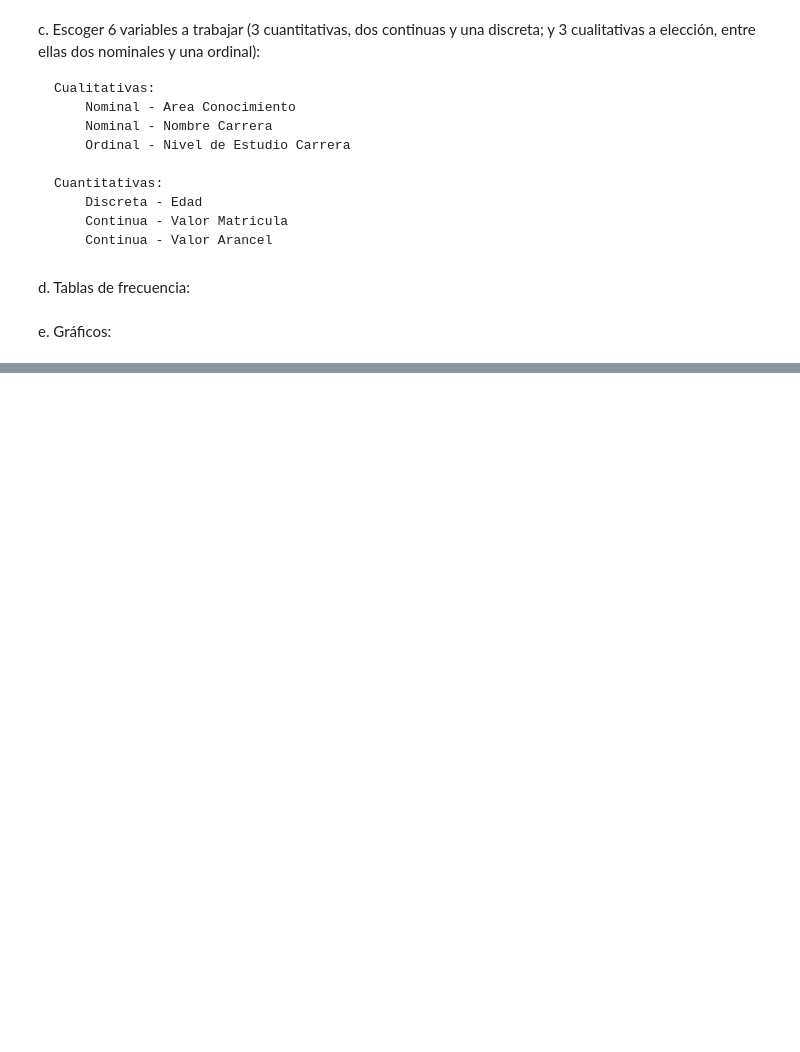
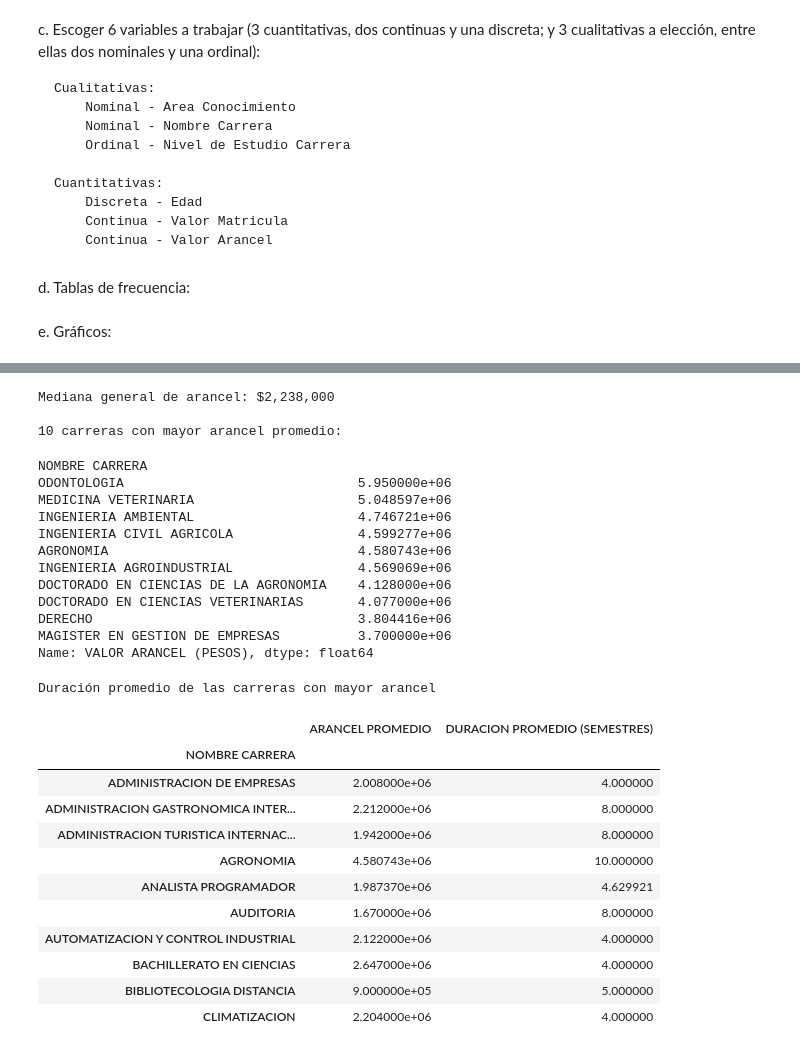
Before and after one commit to sm0k-dev/Pandas-Duoc, a Jupyter notebook: semestral/semestral.ipynb, the cells around one changed output, grey strips where cells are left out. Drawn from its saved outputs; the diff is of its cells as text; code cells hidden in the pictures; blank space fills up the shorter version.

```diff
--- a/semestral/semestral.ipynb
+++ b/semestral/semestral.ipynb
@@ -151,0 +729,57 @@ g. Percentiles (solo cuantitativa)
+# %%
+# Calcular el arancel promedio por carrera
+arancel_carrera = (
+    df_semestral_bd.groupby('NOMBRE CARRERA')['VALOR ARANCEL (PESOS)']
+    .mean()
+    .sort_values(ascending=False)
+)
+
+# Mediana general de los aranceles
+mediana_general = df_semestral_bd['VALOR ARANCEL (PESOS)'].median()
+
+print(f"Mediana general de arancel: ${mediana_general:,.0f}")
+print("\n10 carreras con mayor arancel promedio:")
+display(arancel_carrera.head(10))
+
+# Obtener duración promedio de las carreras con mayor arancel
+duracion_carrera = (
+    df_semestral_bd.groupby('NOMBRE CARRERA')['DURACION TOTAL CARRERA (SEMESTRES)']
+    .mean()
+)
+
+analisis_carreras = pd.DataFrame({
+    'ARANCEL PROMEDIO': arancel_carrera,
+    'DURACION PROMEDIO (SEMESTRES)': duracion_carrera
+})
+
+print("Duración promedio de las carreras con mayor arancel")
+display(analisis_carreras.head(10))
+# %% [output]
+Mediana general de arancel: $2,238,000
+
+10 carreras con mayor arancel promedio:
+NOMBRE CARRERA
+ODONTOLOGIA                              5.950000e+06
+MEDICINA VETERINARIA                     5.048597e+06
+INGENIERIA AMBIENTAL                     4.746721e+06
+INGENIERIA CIVIL AGRICOLA                4.599277e+06
+AGRONOMIA                                4.580743e+06
+INGENIERIA AGROINDUSTRIAL                4.569069e+06
+DOCTORADO EN CIENCIAS DE LA AGRONOMIA    4.128000e+06
+DOCTORADO EN CIENCIAS VETERINARIAS       4.077000e+06
+DERECHO                                  3.804416e+06
+MAGISTER EN GESTION DE EMPRESAS          3.700000e+06
+Name: VALOR ARANCEL (PESOS), dtype: float64
+Duración promedio de las carreras con mayor arancel
+|  | ARANCEL PROMEDIO | DURACION PROMEDIO (SEMESTRES) |
+| NOMBRE CARRERA |  |  |
+| ADMINISTRACION DE EMPRESAS | 2.008000e+06 | 4.000000 |
+| ADMINISTRACION GASTRONOMICA INTER... | 2.212000e+06 | 8.000000 |
+| ADMINISTRACION TURISTICA INTERNAC... | 1.942000e+06 | 8.000000 |
+| AGRONOMIA | 4.580743e+06 | 10.000000 |
+| ANALISTA PROGRAMADOR | 1.987370e+06 | 4.629921 |
+| AUDITORIA | 1.670000e+06 | 8.000000 |
+| AUTOMATIZACION Y CONTROL INDUSTRIAL | 2.122000e+06 | 4.000000 |
+| BACHILLERATO EN CIENCIAS | 2.647000e+06 | 4.000000 |
+| BIBLIOTECOLOGIA DISTANCIA | 9.000000e+05 | 5.000000 |
+| CLIMATIZACION | 2.204000e+06 | 4.000000 |
```
Also changed, not shown: parts of 19 cells of this notebook.
